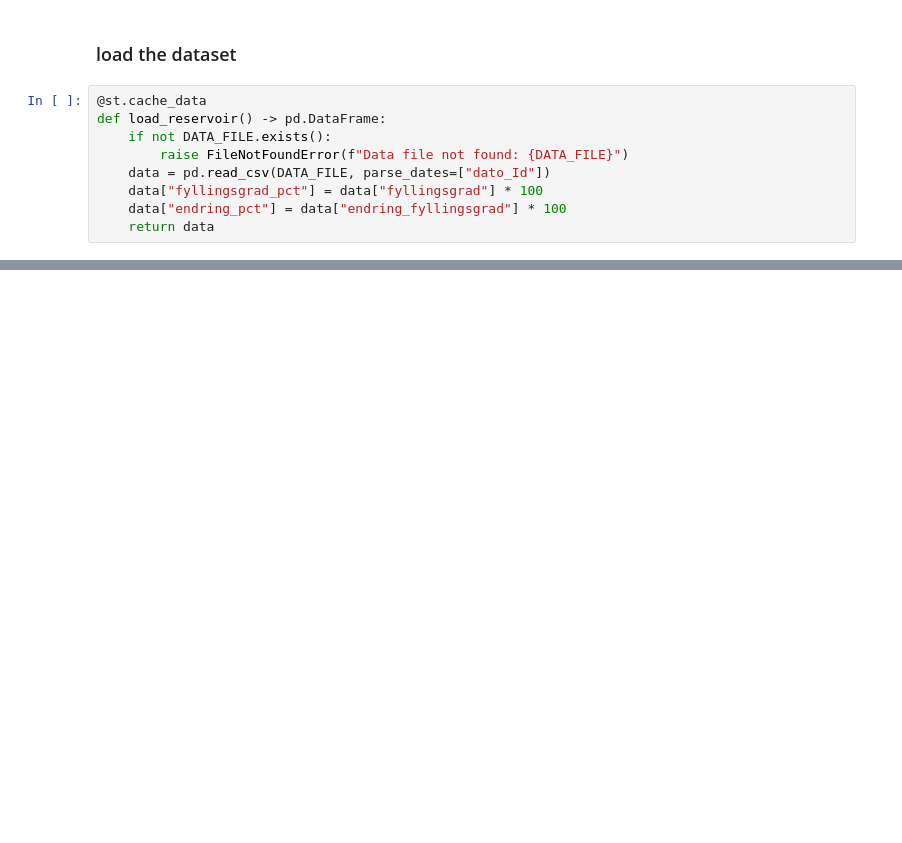
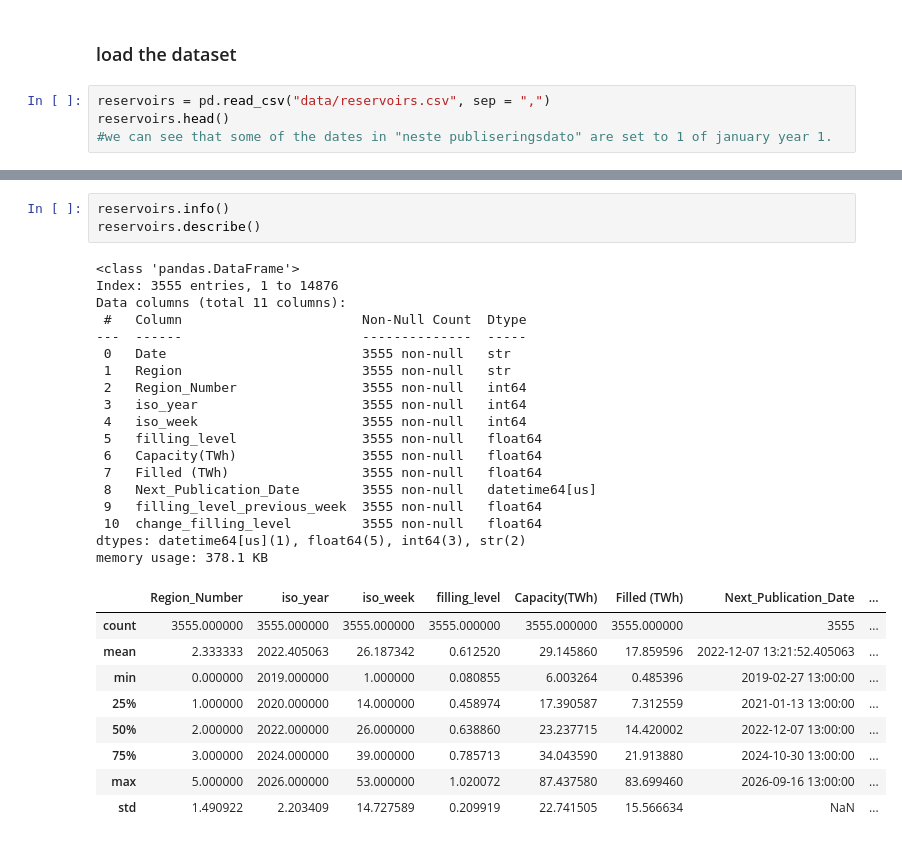
Before and after one commit to olegro99/IND320-OLEGRO99, a Jupyter notebook: D2Dbook/app.ipynb, the cells around one changed output, grey strips where cells are left out. Cells and saved outputs as stored; diff of their text form; blank space fills up the shorter version.

```diff
--- a/D2Dbook/app.ipynb
+++ b/D2Dbook/app.ipynb
@@ -12,12 +16,7 @@ import streamlit as st
 # %% [markdown]
 ### load the dataset
 # %%
-@st.cache_data
-def load_reservoir() -> pd.DataFrame:
-    if not DATA_FILE.exists():
-        raise FileNotFoundError(f"Data file not found: {DATA_FILE}")
-    data = pd.read_csv(DATA_FILE, parse_dates=["dato_Id"])
-    data["fyllingsgrad_pct"] = data["fyllingsgrad"] * 100
-    data["endring_pct"] = data["endring_fyllingsgrad"] * 100
-    return data
+reservoirs = pd.read_csv("data/reservoirs.csv", sep = ",")
+reservoirs.head()
+#we can see that some of the dates in "neste publiseringsdato" are set to 1 of january year 1.
 # %% [output]
@@ -24,0 +68,31 @@ def load_reservoir() -> pd.DataFrame:
+# %%
+reservoirs.info()
+reservoirs.describe()
+# %% [output]
+<class 'pandas.DataFrame'>
+Index: 3555 entries, 1 to 14876
+Data columns (total 11 columns):
+ #   Column                       Non-Null Count  Dtype
+---  ------                       --------------  -----
+ 0   Date                         3555 non-null   str
+ 1   Region                       3555 non-null   str
+ 2   Region_Number                3555 non-null   int64
+ 3   iso_year                     3555 non-null   int64
+ 4   iso_week                     3555 non-null   int64
+ 5   filling_level                3555 non-null   float64
+ 6   Capacity(TWh)                3555 non-null   float64
+ 7   Filled (TWh)                 3555 non-null   float64
+ 8   Next_Publication_Date        3555 non-null   datetime64[us]
+ 9   filling_level_previous_week  3555 non-null   float64
+ 10  change_filling_level         3555 non-null   float64
+dtypes: datetime64[us](1), float64(5), int64(3), str(2)
+memory usage: 378.1 KB
+|  | Region_Number | iso_year | iso_week | filling_level | Capacity(TWh) | Filled (TWh) | Next_Publication_Date | ... |
+| count | 3555.000000 | 3555.000000 | 3555.000000 | 3555.000000 | 3555.000000 | 3555.000000 | 3555 | ... |
+| mean | 2.333333 | 2022.405063 | 26.187342 | 0.612520 | 29.145860 | 17.859596 | 2022-12-07 13:21:52.405063 | ... |
+| min | 0.000000 | 2019.000000 | 1.000000 | 0.080855 | 6.003264 | 0.485396 | 2019-02-27 13:00:00 | ... |
+| 25% | 1.000000 | 2020.000000 | 14.000000 | 0.458974 | 17.390587 | 7.312559 | 2021-01-13 13:00:00 | ... |
+| 50% | 2.000000 | 2022.000000 | 26.000000 | 0.638860 | 23.237715 | 14.420002 | 2022-12-07 13:00:00 | ... |
+| 75% | 3.000000 | 2024.000000 | 39.000000 | 0.785713 | 34.043590 | 21.913880 | 2024-10-30 13:00:00 | ... |
+| max | 5.000000 | 2026.000000 | 53.000000 | 1.020072 | 87.437580 | 83.699460 | 2026-09-16 13:00:00 | ... |
+| std | 1.490922 | 2.203409 | 14.727589 | 0.209919 | 22.741505 | 15.566634 | NaN | ... |
```
Also changed, not shown: parts of 8 cells of this notebook.
